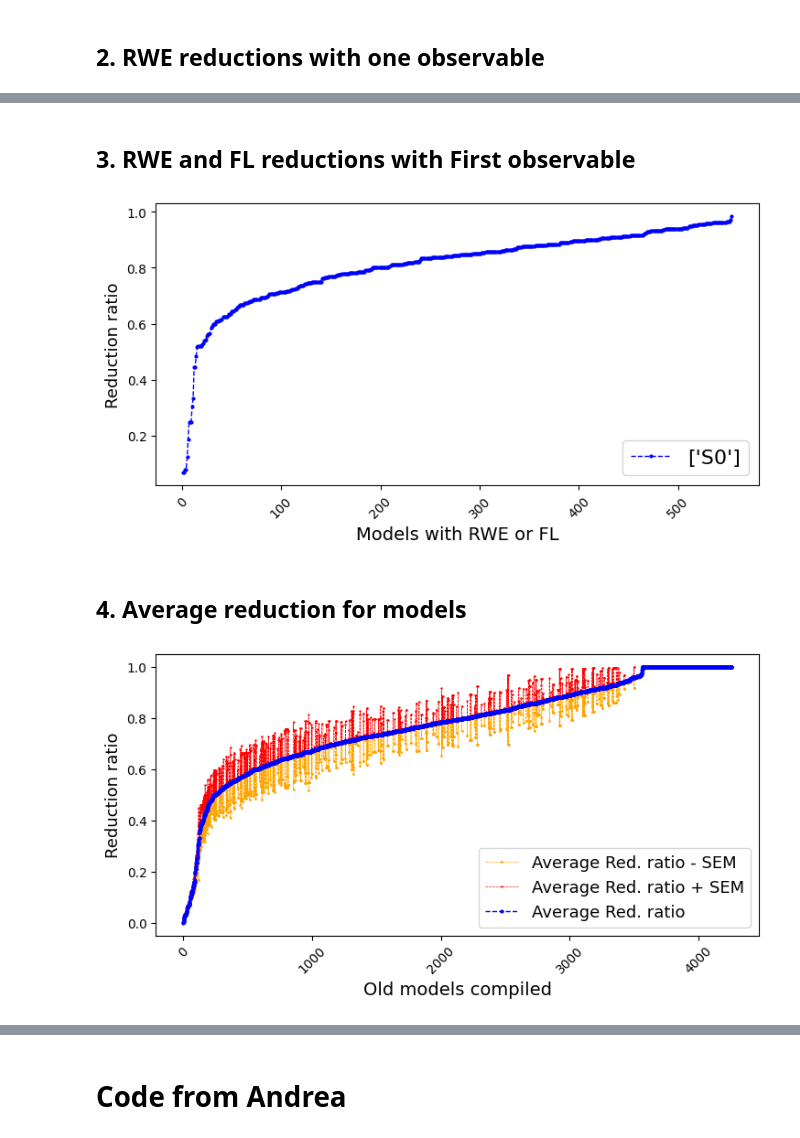
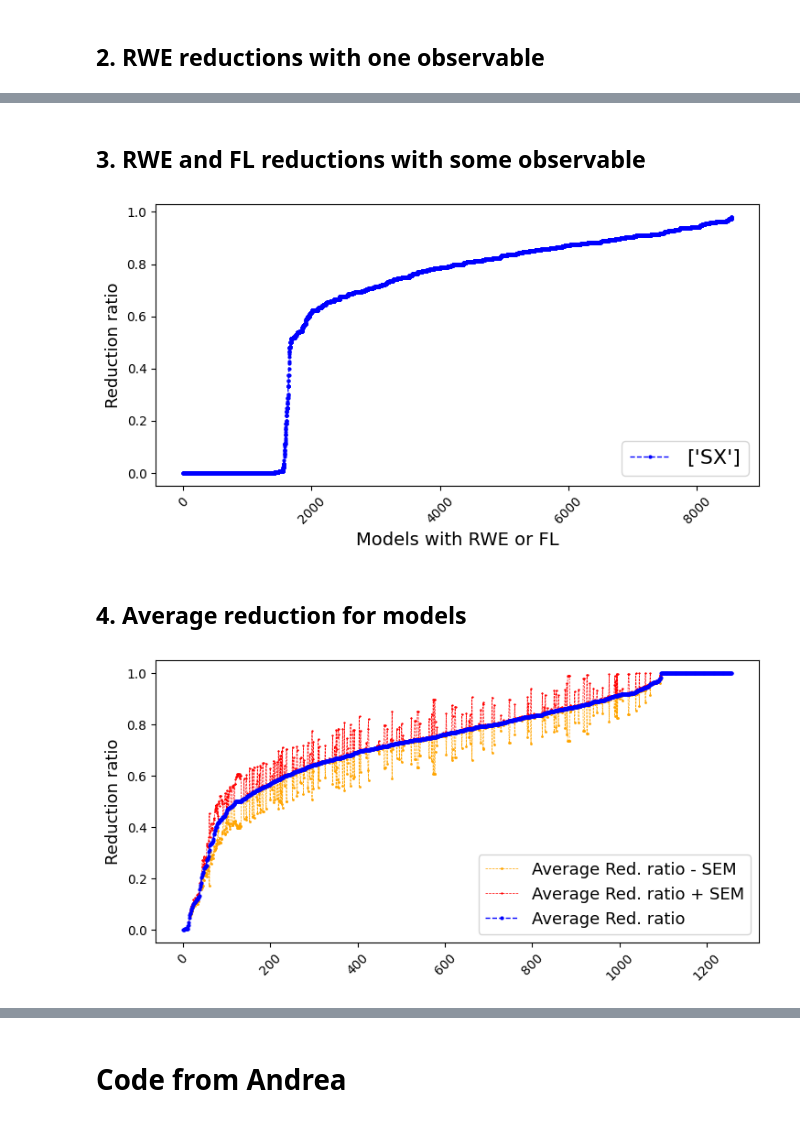
Before and after one commit to alexaleg/CLUE, a Jupyter notebook: notebooks/reductionsPlotter.ipynb, the cells around one changed output, grey strips where cells are left out. Cells and saved outputs as stored; diff of their text form; code cells hidden in the pictures.

Commit message:
Updated compilation and images

```diff
--- a/notebooks/reductionsPlotter.ipynb
+++ b/notebooks/reductionsPlotter.ipynb
@@ -8,10 +8,11 @@ import pandas as pd
 import matplotlib.pyplot as plt
 import numpy as np
 
+from alive_progress import alive_bar
 from functools import reduce
 from math import sqrt
 from typing import Collection, Any
-results = pd.read_csv("../tests/examples/old_compilation.csv", delimiter=";")
+results = pd.read_csv("../tests/examples/compilation.csv", delimiter=";")
 # %% [markdown]
 # Auxiliary methods
 # %% [markdown]
@@ -67,7 +68,25 @@ def sorted_modelsVScolumn(data: pd.core.frame.DataFrame,
 
 For the models we may run the lumping algorithm for the same model but different observables sets. This method will compute the average and standard deviation of a column of the data for all the models grouping them by the name of the example (given in the first column). If thi sis applied after some filters, it may help to provide useful information.
 # %%
-def collect_avg_data(dataframe: pd.core.frame.DataFrame, column: str | int, ascending: bool = True) -> pd.core.frame.DataFrame:
+def collect_avg_data(dataframe: pd.core.frame.DataFrame, column: str | int, ascending: bool = True, filters : list[tuple[str|int,str,str]]=[]) -> pd.core.frame.DataFrame:
+
+    if len(filters) > 0: # we apply the filters first
+        valid_names = []
+        names_col = dataframe.columns[0]
+        names = list(set(dataframe.iloc[:,0].to_list()))
+        with alive_bar(len(names), force_tty=True, title="Processing filters with names...") as bar:
+            for name in names:
+                data_w_name = results.loc[results[names_col]==name]
+                for (col, t, val) in filters:
+                    col = dataframe.columns.to_list().index(col) if isinstance(col, str) else col
+                    to_check = all if t == "all" else any
+                    if not to_check(el == val for el in data_w_name.iloc[:,col].to_list()):
+                        break
+                else:
+                    valid_names.append(name)
+                bar()
+        dataframe = dataframe[dataframe[names_col].isin(valid_names)] # filtered data using the filters
+
     data = dict()
     column = dataframe.columns.to_list().index(column) if isinstance(column, str) else column
     for row in dataframe.itertuples(index=False, name=None):
@@ -76,8 +95,8 @@ def collect_avg_data(dataframe: pd.core.frame.DataFrame, column: str | int, asce
         data[row[0]].append(row[column])
 
     for model, stats in data.items():
-        avg = numpy.average(stats)
-        std = numpy.std(stats)
+        avg = np.average(stats)
+        std = np.std(stats)
         data[model] = (avg, std, len(stats))
 
     result = [(model, *info) for model, info in data.items()]
@@ -88,7 +107,7 @@ def collect_avg_data(dataframe: pd.core.frame.DataFrame, column: str | int, asce
 
 def avg_w_deviation(data: pd.core.frame.DataFrame,
                           legend: str = None,
-                          xlabel: str = None, ylabel: str = None,
+                          xlabel: str = ..., ylabel: str = ...,
                           file_name:str = "image",
                           fsize = 20
 ):
@@ -112,8 +131,8 @@ def avg_w_deviation(data: pd.core.frame.DataFrame,
     ax.axes.legend(fontsize=fsize-3)
 
     ## Setting axes labels
-    xlabel = file_name if xlabel is None else xlabel
-    ylabel = data.columns[1] if ylabel is None else ylabel
+    xlabel = file_name if xlabel is ... else xlabel
+    ylabel = data.columns[1] if ylabel is ... else ylabel
     ax.set_ylabel(ylabel,fontsize=fsize-7)
     ax.set_xlabel(xlabel,fontsize=fsize-6)
 
@@ -208,5 +229,5 @@ sorted_modelsVScolumn(examples, "Red. ratio", legend="['SX']", xlabel="Models wi
 # %% [markdown]
-## 3. RWE and FL reductions with First observable
+## 3. RWE and FL reductions with some observable
 # %%
 # Filtering the data
 conditions_with_observable = [
@@ -214,16 +235,15 @@ conditions_with_observable = [
     results["Positive"] == "Yes",
     results["Disjoint"] == "Yes",
     results["Reducing"] == "Yes",
-    results["Observables"] == "['S0']"
 ]
 examples = results[reduce(lambda p, q: p & q, conditions_with_observable)]
-sorted_modelsVScolumn(examples, "Red. ratio", legend="['S0']", xlabel="Models with RWE or FL", ylabel="Reduction ratio", file_name = "RWE&FL_w_S0")
+sorted_modelsVScolumn(examples, "Red. ratio", legend="['SX']", xlabel="Models with RWE or FL", ylabel="Reduction ratio", file_name = "RWE&FL_w_S0")
 # %% [output]
-[figure, old version]
+[figure, new version]
 # %% [markdown]
 ## 4. Average reduction for models
 # %%
 avg_data = collect_avg_data(results, "Red. ratio")
-avg_w_deviation(avg_data, legend="Average Red. ratio", xlabel="Old models compiled", ylabel="Reduction ratio", file_name="average")
+avg_w_deviation(avg_data, legend="Average Red. ratio", xlabel=None, ylabel="Reduction ratio", file_name="average")
 # %% [output]
-[figure, old version]
+[figure, new version]
```
Also changed, not shown: parts of 7 cells of this notebook, 7 other files.
